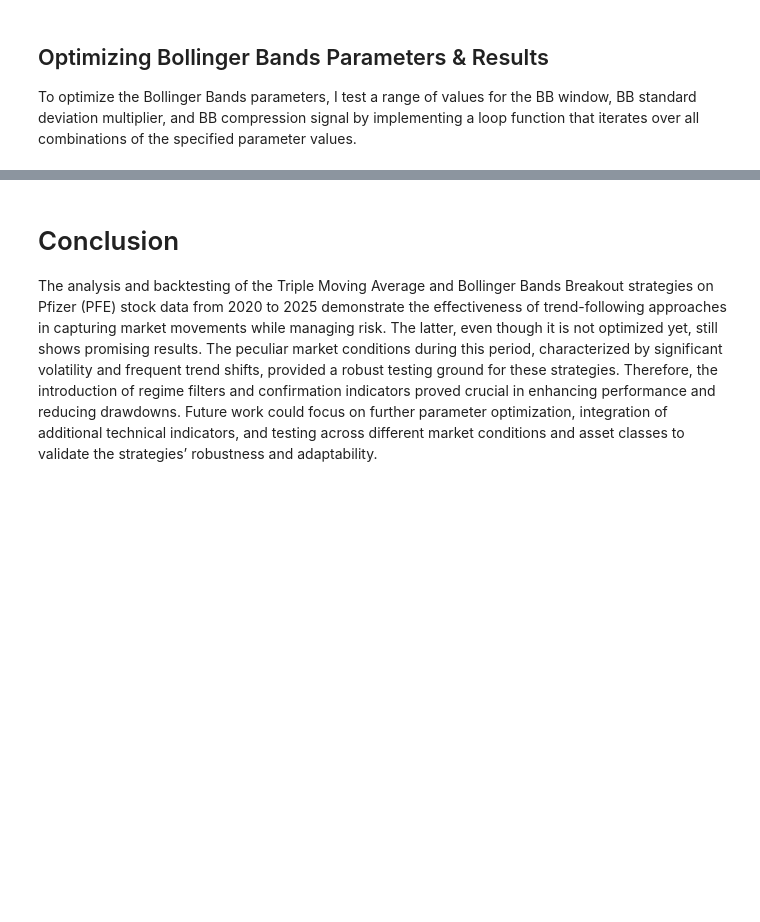
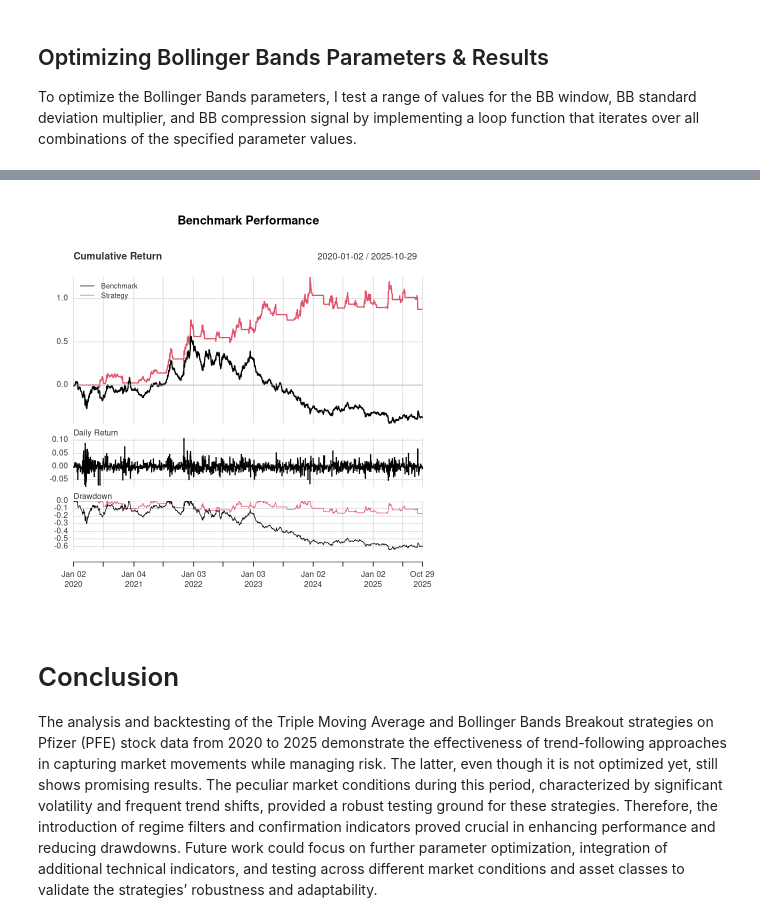
Before and after one commit to EdoR-dotcom/systematic-trading-hub, a Jupyter notebook: case_studies/pfe/pfe_trading.ipynb, the cells around one changed output, grey strips where cells are left out. Cells and saved outputs as stored; diff of their text form; code cells hidden in the pictures; blank space fills up the shorter version.

Commit message:
Backtested BB Strategy Optimized

```diff
--- a/case_studies/pfe/pfe_trading.ipynb
+++ b/case_studies/pfe/pfe_trading.ipynb
@@ -410,3 +447,21 @@ print(best_bq)
+# %%
+#| fig-cap: "BB Strategy Optimized Backtesting"
+signals_opti  <-  bb_strategy(pfe_data,
+                                price_col = "prccd",
+                                bb_n = best_bp,
+                                k = best_sd,
+                                rsi_n = best_rp,
+                                rsi_long_thr = 53,
+                                rsi_short_thr = 47,
+                                bbw_quantile = best_bq)
+
+xts_prices  <- xts(signals_opti$prccd, order.by = signals_opti$datadate)
+xts_signals <- xts(signals_opti$position, order.by = signals_opti$datadate)
+bt <- backtest(xts_prices, xts_signals)
+
+charts.PerformanceSummary(bt)
+# %% [output]
+[figure, added]
 # %% [markdown]
 # Conclusion
 
```
Also changed, not shown: parts of 4 cells of this notebook.
